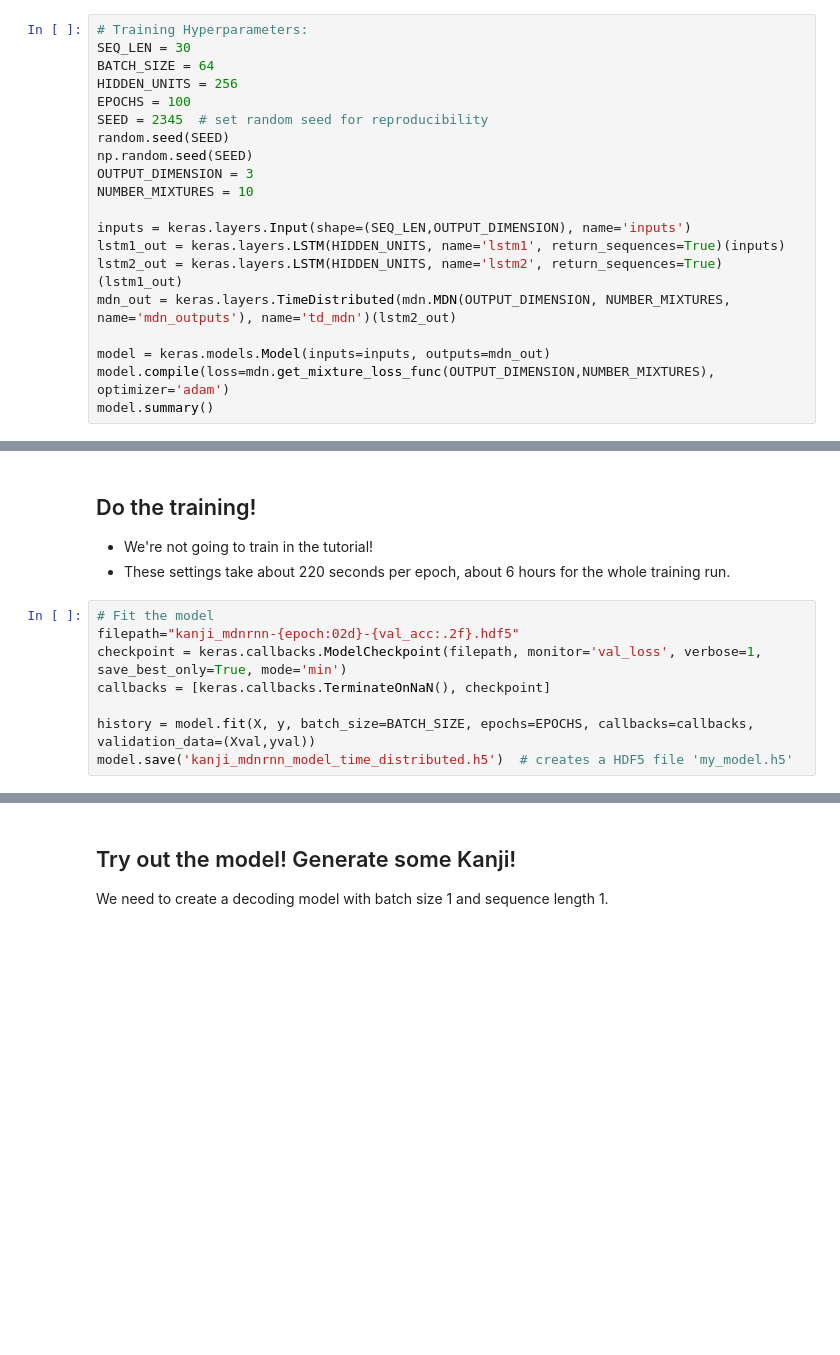
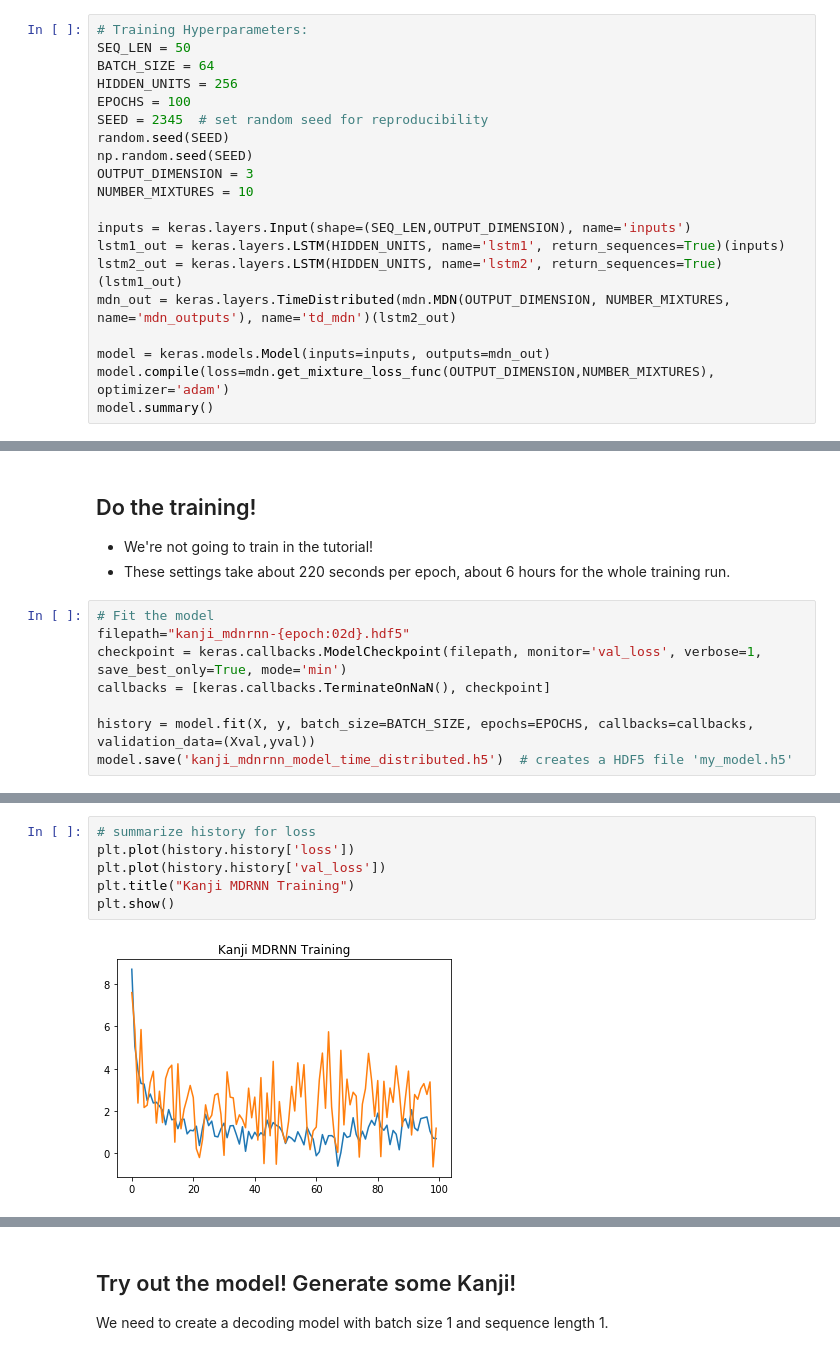
Before and after one commit to cpmpercussion/keras-mdn-layer, a Jupyter notebook: notebooks/MDN-RNN-time-distributed-MDN-training.ipynb, the cells around one changed output, grey strips where cells are left out. Saved outputs shown, nothing was run; the diff lists cells and outputs as text; blank space fills up the shorter version.

Commit message:
updated kanji rnn with time distributed training

```diff
--- a/notebooks/MDN-RNN-time-distributed-MDN-training.ipynb
+++ b/notebooks/MDN-RNN-time-distributed-MDN-training.ipynb
@@ -49,7 +57,7 @@ print("Testing kanji:", len(test_set))
 ### Setup an MDN RNN
 # %%
 # Training Hyperparameters:
-SEQ_LEN = 30
+SEQ_LEN = 50
 BATCH_SIZE = 64
 HIDDEN_UNITS = 256
 EPOCHS = 100
@@ -124,7 +156,7 @@ print("y:", yval.shape)
 - These settings take about 220 seconds per epoch, about 6 hours for the whole training run.
 # %%
 # Fit the model
-filepath="kanji_mdnrnn-{epoch:02d}-{val_acc:.2f}.hdf5"
+filepath="kanji_mdnrnn-{epoch:02d}.hdf5"
 checkpoint = keras.callbacks.ModelCheckpoint(filepath, monitor='val_loss', verbose=1, save_best_only=True, mode='min')
 callbacks = [keras.callbacks.TerminateOnNaN(), checkpoint]
 
@@ -132,0 +183,8 @@ model.save('kanji_mdnrnn_model_time_distributed.h5')  # creates a HDF5 file 'my_
+# %%
+# summarize history for loss
+plt.plot(history.history['loss'])
+plt.plot(history.history['val_loss'])
+plt.title("Kanji MDRNN Training")
+plt.show()
+# %% [output]
+[figure, added]
```
Also changed, not shown: parts of 11 cells of this notebook.
